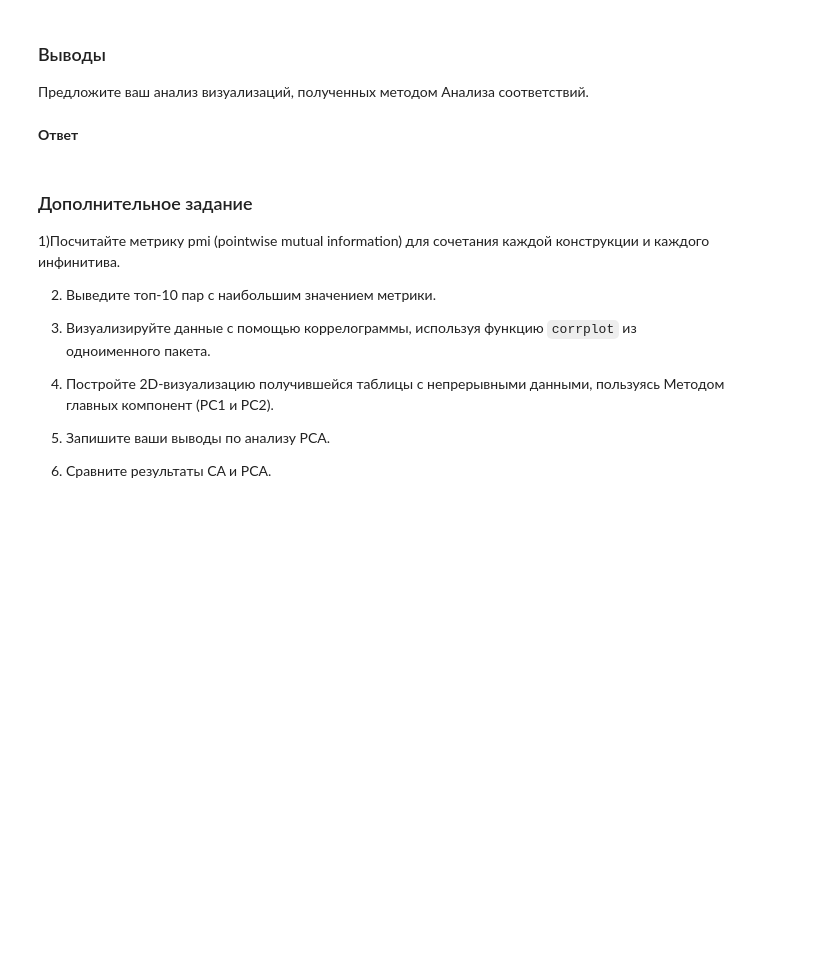
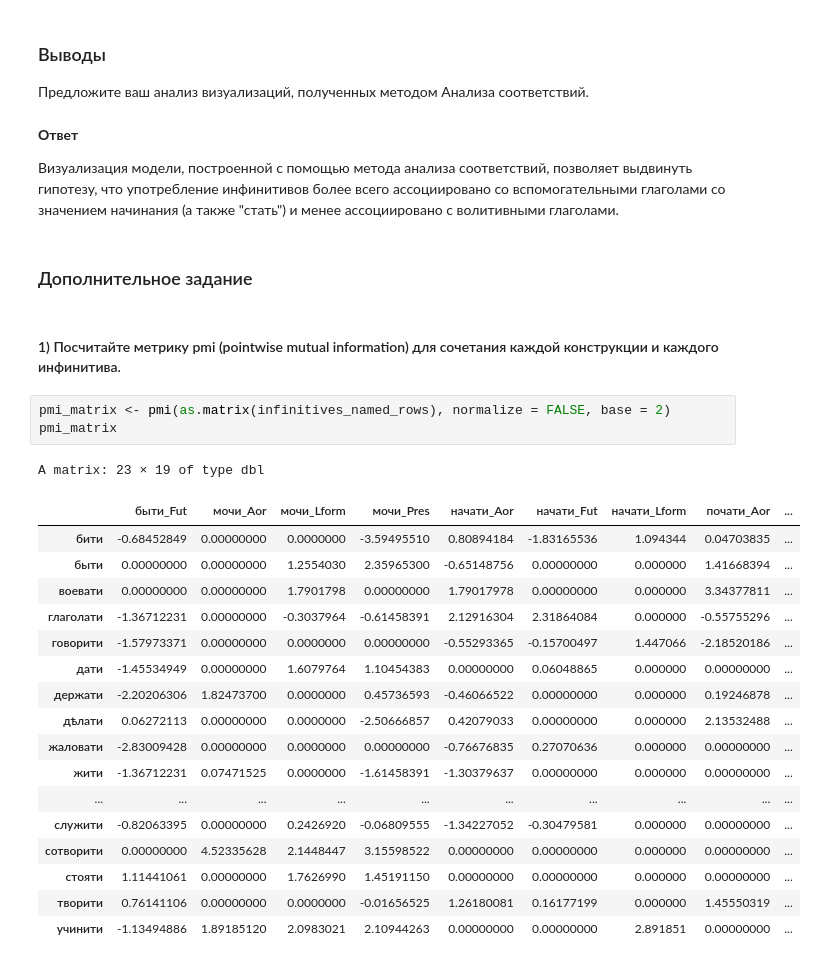
Before and after one commit to vixbi/R_TextDataAnalysis, a Jupyter notebook: HW5_Shumakova.ipynb, the cells around one changed output. Drawn from its saved outputs; the diff is of its cells as text; blank space fills up the shorter version.

```diff
--- a/HW5_Shumakova.ipynb
+++ b/HW5_Shumakova.ipynb
@@ -361,19 +367,33 @@ fviz_ca_col(ca.model, col.col = "contrib",
 ### Выводы
 
 Предложите ваш анализ визуализаций, полученных методом Анализа соответствий.
-# %% [markdown]
-**Ответ**
-# %% [markdown]
-### Дополнительное задание
-
-1)Посчитайте метрику pmi (pointwise mutual information) для сочетания каждой конструкции и каждого инфинитива.
-
-2) Выведите топ-10 пар с наибольшим значением метрики.
-
-3) Визуализируйте данные с помощью коррелограммы, используя функцию `corrplot` из одноименного пакета.
-
-4) Постройте 2D-визуализацию получившейся таблицы с непрерывными данными, пользуясь Методом главных компонент (PC1 и PC2).
-
-5) Запишите ваши выводы по анализу PCA.
-
-6) Сравните результаты CA и PCA.
+# %% [markdown]
+**Ответ**
+
+Визуализация модели, построенной с помощью метода анализа соответствий, позволяет выдвинуть гипотезу, что употребление инфинитивов более всего ассоциировано со вспомогательными глаголами со значением начинания (а также "стать") и менее ассоциировано с волитивными глаголами.
+# %% [markdown]
+### Дополнительное задание
+# %% [markdown]
+#### 1) Посчитайте метрику pmi (pointwise mutual information) для сочетания каждой конструкции и каждого инфинитива.
+# %%
+pmi_matrix <- pmi(as.matrix(infinitives_named_rows), normalize = FALSE, base = 2)
+pmi_matrix
+# %% [output]
+A matrix: 23 × 19 of type dbl
+|  | быти_Fut | мочи_Aor | мочи_Lform | мочи_Pres | начати_Aor | начати_Fut | начати_Lform | почати_Aor | ... |
+| бити | -0.68452849 | 0.00000000 | 0.0000000 | -3.59495510 | 0.80894184 | -1.83165536 | 1.094344 | 0.04703835 | ... |
+| быти | 0.00000000 | 0.00000000 | 1.2554030 | 2.35965300 | -0.65148756 | 0.00000000 | 0.000000 | 1.41668394 | ... |
+| воевати | 0.00000000 | 0.00000000 | 1.7901798 | 0.00000000 | 1.79017978 | 0.00000000 | 0.000000 | 3.34377811 | ... |
+| глаголати | -1.36712231 | 0.00000000 | -0.3037964 | -0.61458391 | 2.12916304 | 2.31864084 | 0.000000 | -0.55755296 | ... |
+| говорити | -1.57973371 | 0.00000000 | 0.0000000 | 0.00000000 | -0.55293365 | -0.15700497 | 1.447066 | -2.18520186 | ... |
+| дати | -1.45534949 | 0.00000000 | 1.6079764 | 1.10454383 | 0.00000000 | 0.06048865 | 0.000000 | 0.00000000 | ... |
+| держати | -2.20206306 | 1.82473700 | 0.0000000 | 0.45736593 | -0.46066522 | 0.00000000 | 0.000000 | 0.19246878 | ... |
+| дѣлати | 0.06272113 | 0.00000000 | 0.0000000 | -2.50666857 | 0.42079033 | 0.00000000 | 0.000000 | 2.13532488 | ... |
+| жаловати | -2.83009428 | 0.00000000 | 0.0000000 | 0.00000000 | -0.76676835 | 0.27070636 | 0.000000 | 0.00000000 | ... |
+| жити | -1.36712231 | 0.07471525 | 0.0000000 | -1.61458391 | -1.30379637 | 0.00000000 | 0.000000 | 0.00000000 | ... |
+| ... | ... | ... | ... | ... | ... | ... | ... | ... | ... |
+| служити | -0.82063395 | 0.00000000 | 0.2426920 | -0.06809555 | -1.34227052 | -0.30479581 | 0.000000 | 0.00000000 | ... |
+| сотворити | 0.00000000 | 4.52335628 | 2.1448447 | 3.15598522 | 0.00000000 | 0.00000000 | 0.000000 | 0.00000000 | ... |
+| стояти | 1.11441061 | 0.00000000 | 1.7626990 | 1.45191150 | 0.00000000 | 0.00000000 | 0.000000 | 0.00000000 | ... |
+| творити | 0.76141106 | 0.00000000 | 0.0000000 | -0.01656525 | 1.26180081 | 0.16177199 | 0.000000 | 1.45550319 | ... |
+| учинити | -1.13494886 | 1.89185120 | 2.0983021 | 2.10944263 | 0.00000000 | 0.00000000 | 2.891851 | 0.00000000 | ... |
```
Also changed, not shown: parts of 11 cells of this notebook.
